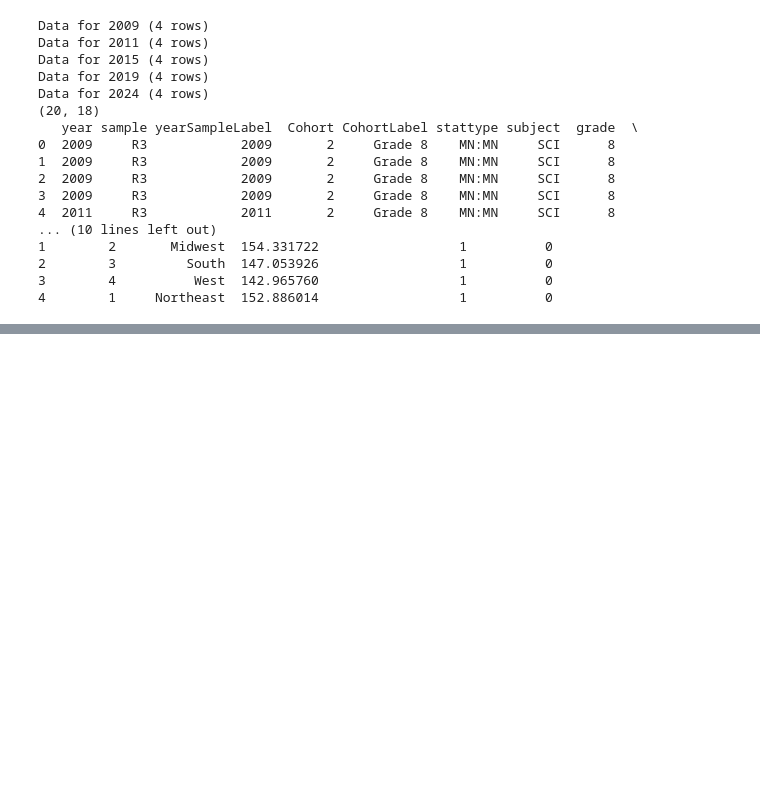
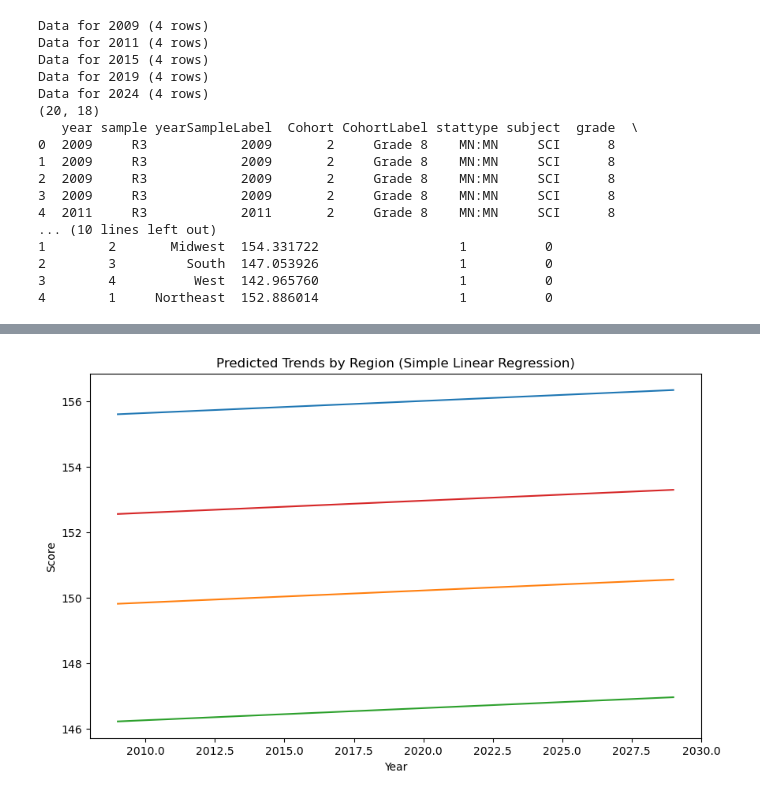
Before and after one commit to afran0/neap_api_datavis, a Jupyter notebook: NAEP.ipynb, the cells around one changed output, grey strips where cells are left out. Drawn from its saved outputs; the diff is of its cells as text; code cells hidden in the pictures; blank space fills up the shorter version.

```diff
--- a/NAEP.ipynb
+++ b/NAEP.ipynb
@@ -83,0 +125,31 @@ plt.show()
+# %%
+alyears = list(sorted(data["year"].unique())) + [2025, 2026, 2027, 2028, 2029]
+varcol = [col for col in X.columns if col != "year"]
+# %%
+plt.figure(figsize=(10,6))
+
+for region in varcol:
+    dfp = pd.DataFrame({"year": alyears})
+
+    for col in varcol:
+        dfp[col] = 1 if col == region else 0
+
+    dfpscaled = scaler.transform(dfp)
+    preds = model.predict(dfpscaled)
+
+    plt.plot(alyears, preds, label=region)
+
+
+dfb = pd.DataFrame({"year": alyears})
+for col in varcol:
+    dfb[col] = 0
+dfbscaled = scaler.transform(dfb)
+basepreds = model.predict(dfbscaled)
+plt.plot(alyears, basepreds)
+
+plt.xlabel("Year")
+plt.ylabel("Score")
+plt.title("Predicted Trends by Region (Simple Linear Regression)")
+plt.show()
+# %% [output]
+[figure, added]
```
Also changed, not shown: parts of 6 cells of this notebook.
